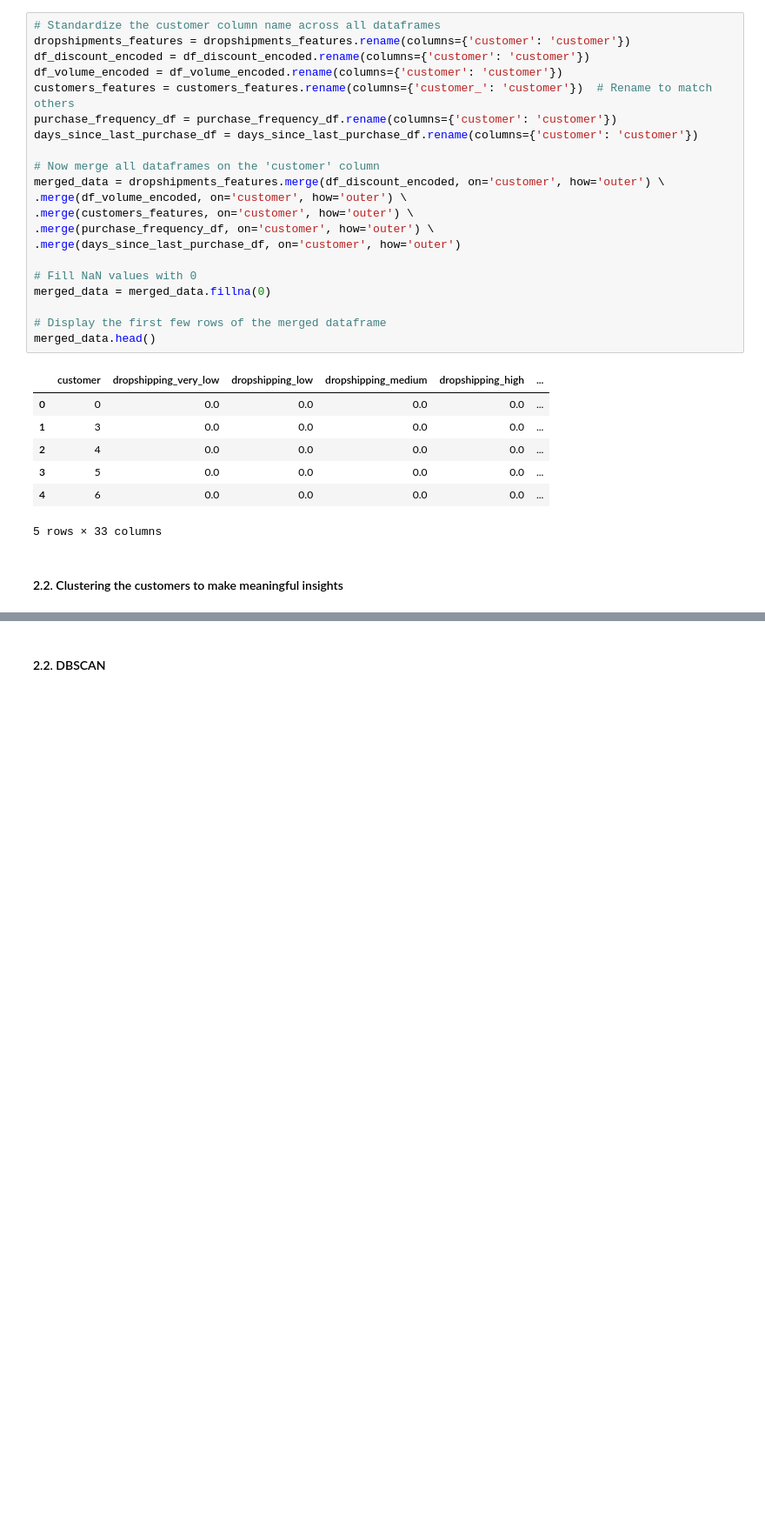
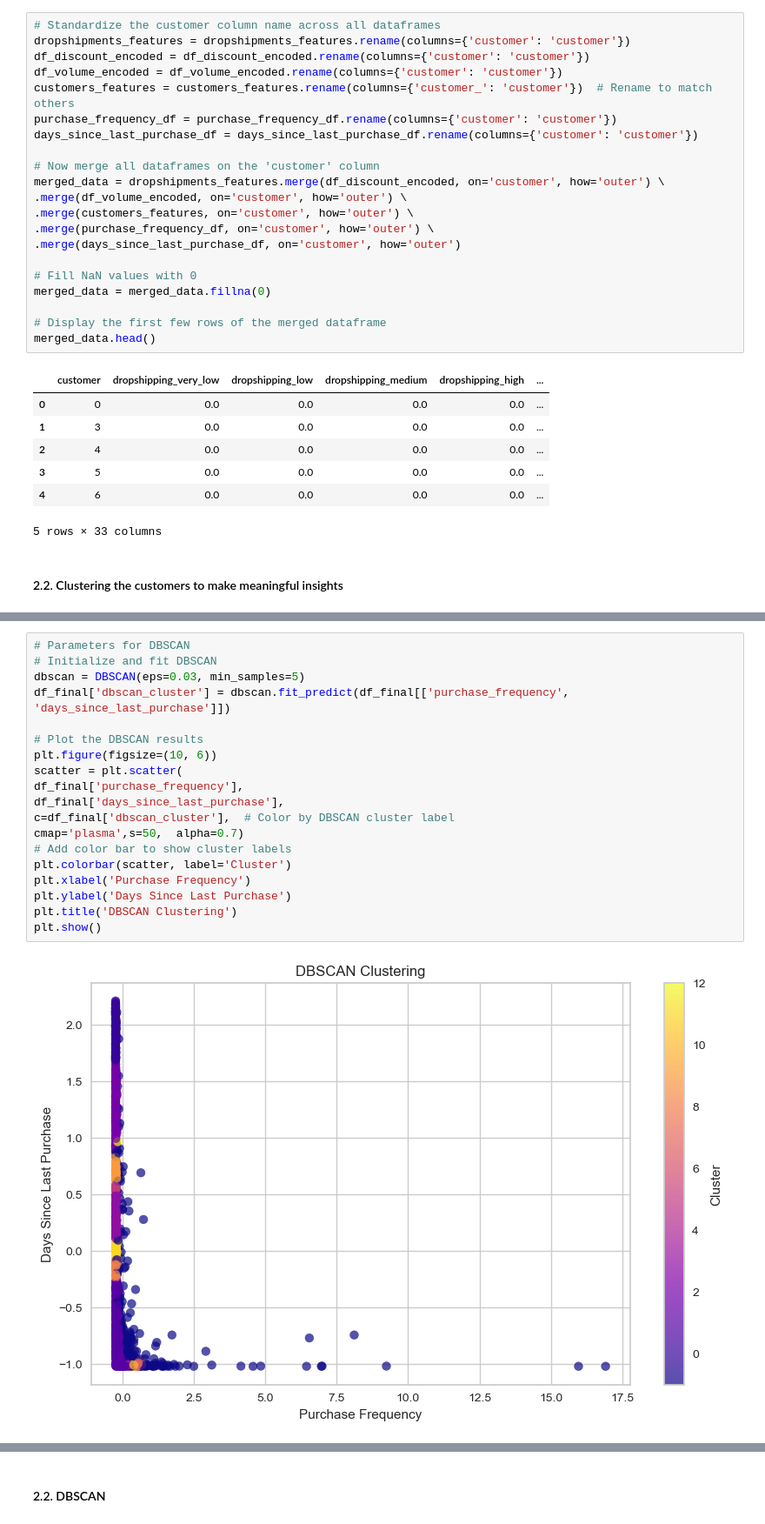
Before and after one commit to Wendyessilfie/Business-statistics-, a Jupyter notebook: new_taoyin_wendy-1-backup.ipynb, the cells around one changed output, grey strips where cells are left out. Shown: that part at 87% size. Cells and saved outputs as stored; diff of their text form; blank space fills up the shorter version.

```diff
--- a/new_taoyin_wendy-1-backup.ipynb
+++ b/new_taoyin_wendy-1-backup.ipynb
@@ -1213,0 +1254,21 @@ plt.show()
+# %%
+# Parameters for DBSCAN
+# Initialize and fit DBSCAN
+dbscan = DBSCAN(eps=0.03, min_samples=5)
+df_final['dbscan_cluster'] = dbscan.fit_predict(df_final[['purchase_frequency', 'days_since_last_purchase']])
+
+# Plot the DBSCAN results
+plt.figure(figsize=(10, 6))
+scatter = plt.scatter(
+df_final['purchase_frequency'],
+df_final['days_since_last_purchase'],
+c=df_final['dbscan_cluster'],  # Color by DBSCAN cluster label
+cmap='plasma',s=50,  alpha=0.7)
+# Add color bar to show cluster labels
+plt.colorbar(scatter, label='Cluster')
+plt.xlabel('Purchase Frequency')
+plt.ylabel('Days Since Last Purchase')
+plt.title('DBSCAN Clustering')
+plt.show()
+# %% [output]
+[figure, added]
```
Also changed, not shown: parts of 19 cells of this notebook.
